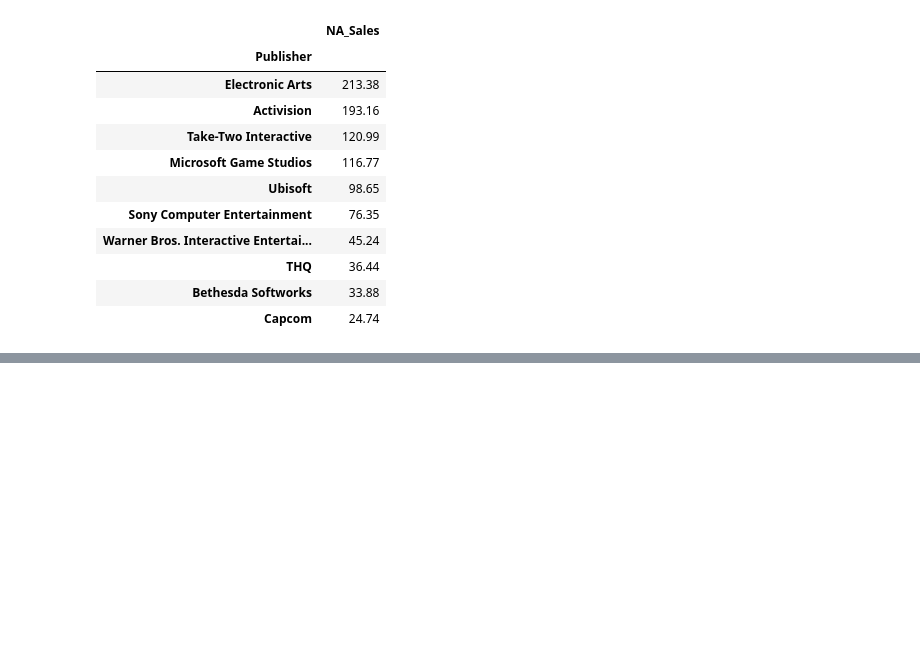
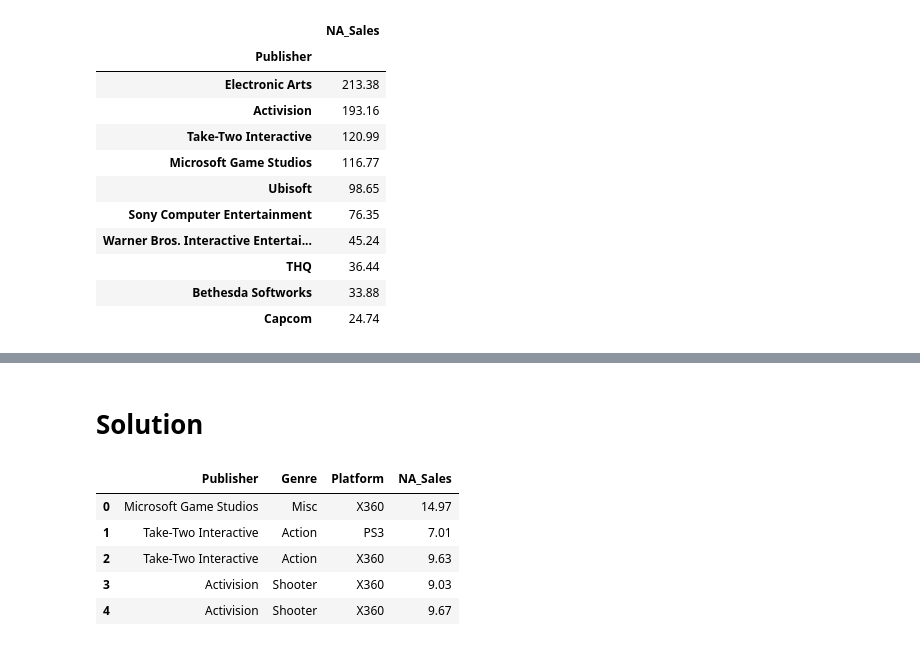
Before and after one commit to TomaszBury/The-ultimate-pandas-bootcamp-advanced-python-data-analysis, a Jupyter notebook: section_08/groupby_and_aggregates.ipynb, the cells around one changed output, grey strips where cells are left out. Saved outputs shown, nothing was run; the diff lists cells and outputs as text; code cells hidden in the pictures; blank space fills up the shorter version.

```diff
--- a/section_08/groupby_and_aggregates.ipynb
+++ b/section_08/groupby_and_aggregates.ipynb
@@ -667,0 +684,13 @@ publishers.groupby('Publisher').sum().sort_values(by='NA_Sales',ascending=False)
+# %% [markdown]
+# Solution
+# %%
+# 1
+publishers_solution = games.loc[:,['Publisher','Genre','Platform','NA_Sales']]
+publishers_solution.head()
+# %% [output]
+|  | Publisher | Genre | Platform | NA_Sales |
+| 0 | Microsoft Game Studios | Misc | X360 | 14.97 |
+| 1 | Take-Two Interactive | Action | PS3 | 7.01 |
+| 2 | Take-Two Interactive | Action | X360 | 9.63 |
+| 3 | Activision | Shooter | X360 | 9.03 |
+| 4 | Activision | Shooter | X360 | 9.67 |
```
Also changed, not shown: parts of 5 cells of this notebook.
